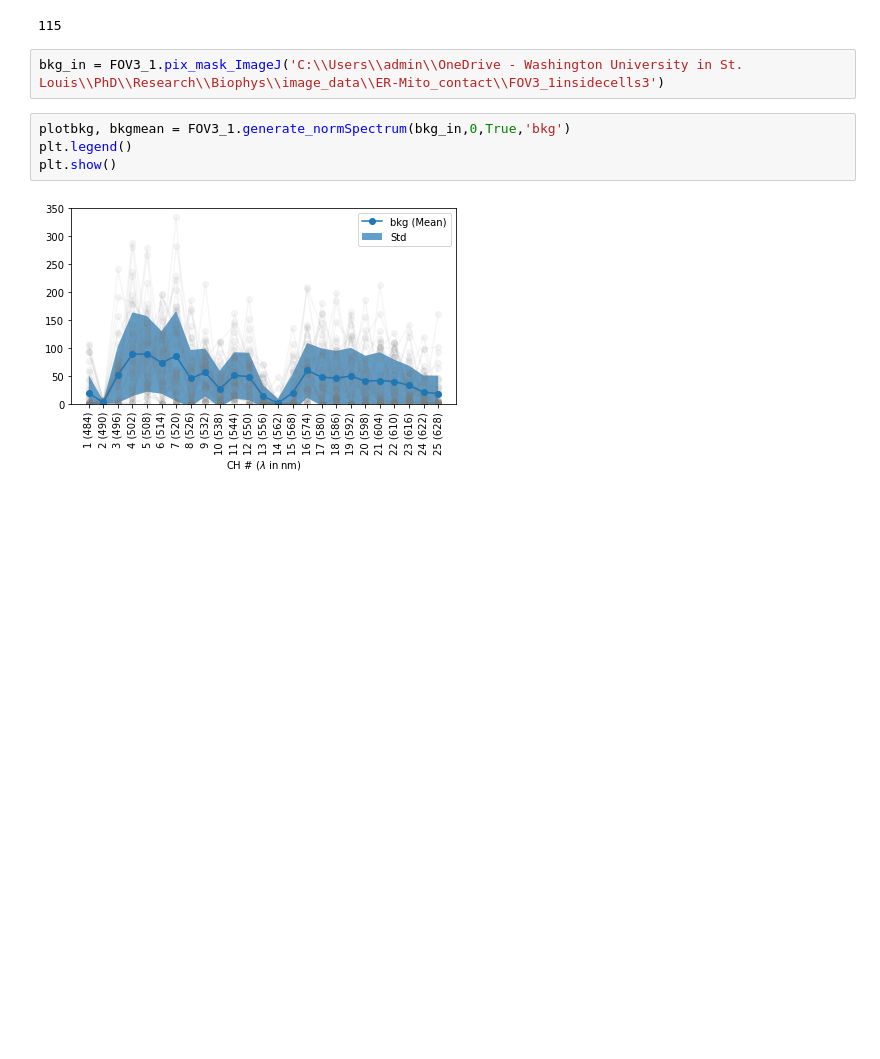
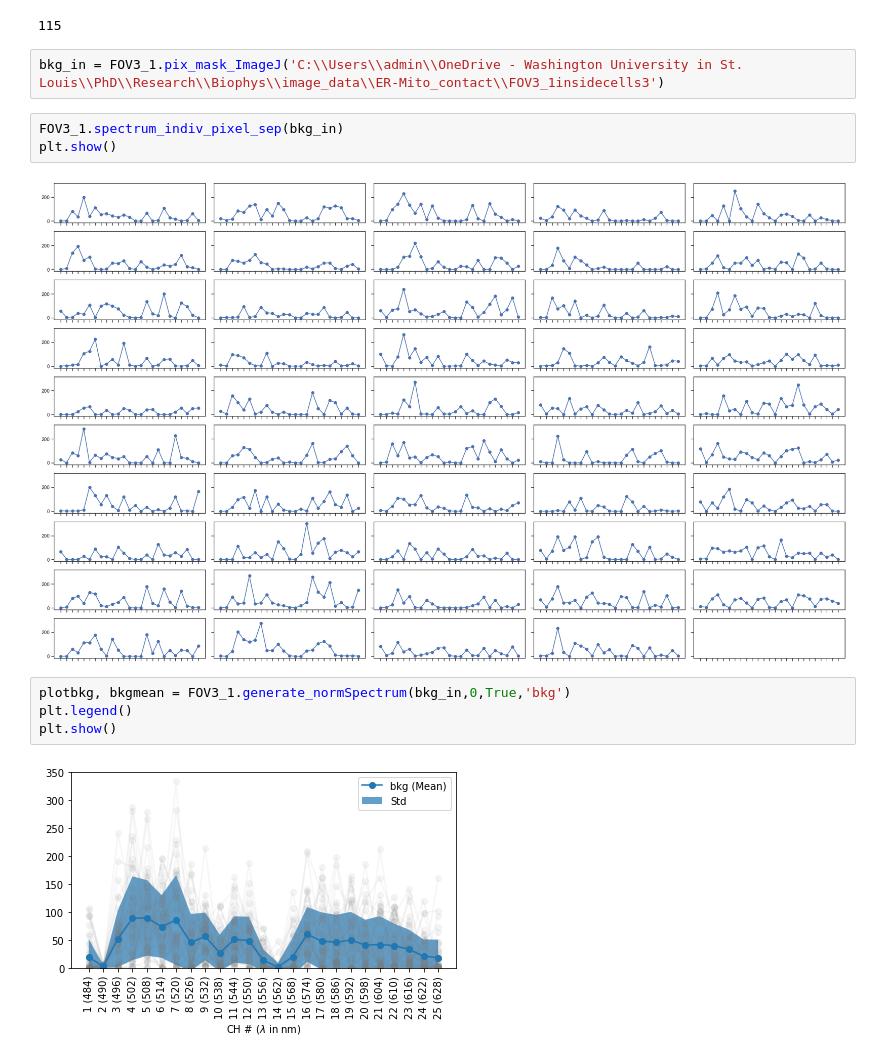
Before and after one commit to ajannamay/Spectral_imaging, a Jupyter notebook: ER-Mito_contact.ipynb, the cells around one changed output. Cells and saved outputs as stored; diff of their text form; blank space fills up the shorter version.

```diff
--- a/ER-Mito_contact.ipynb
+++ b/ER-Mito_contact.ipynb
@@ -63,6 +64,11 @@ len(mixed[0])
 115
 # %%
 bkg_in = FOV3_1.pix_mask_ImageJ('C:\\Users\\admin\\OneDrive - Washington University in St. Louis\\PhD\\Research\\Biophys\\image_data\\ER-Mito_contact\\FOV3_1insidecells3')
+# %%
+FOV3_1.spectrum_indiv_pixel_sep(bkg_in)
+plt.show()
+# %% [output]
+[figure, added]
 # %%
 plotbkg, bkgmean = FOV3_1.generate_normSpectrum(bkg_in,0,True,'bkg')
 plt.legend()
```
Also changed, not shown: parts of 2 cells of this notebook.
